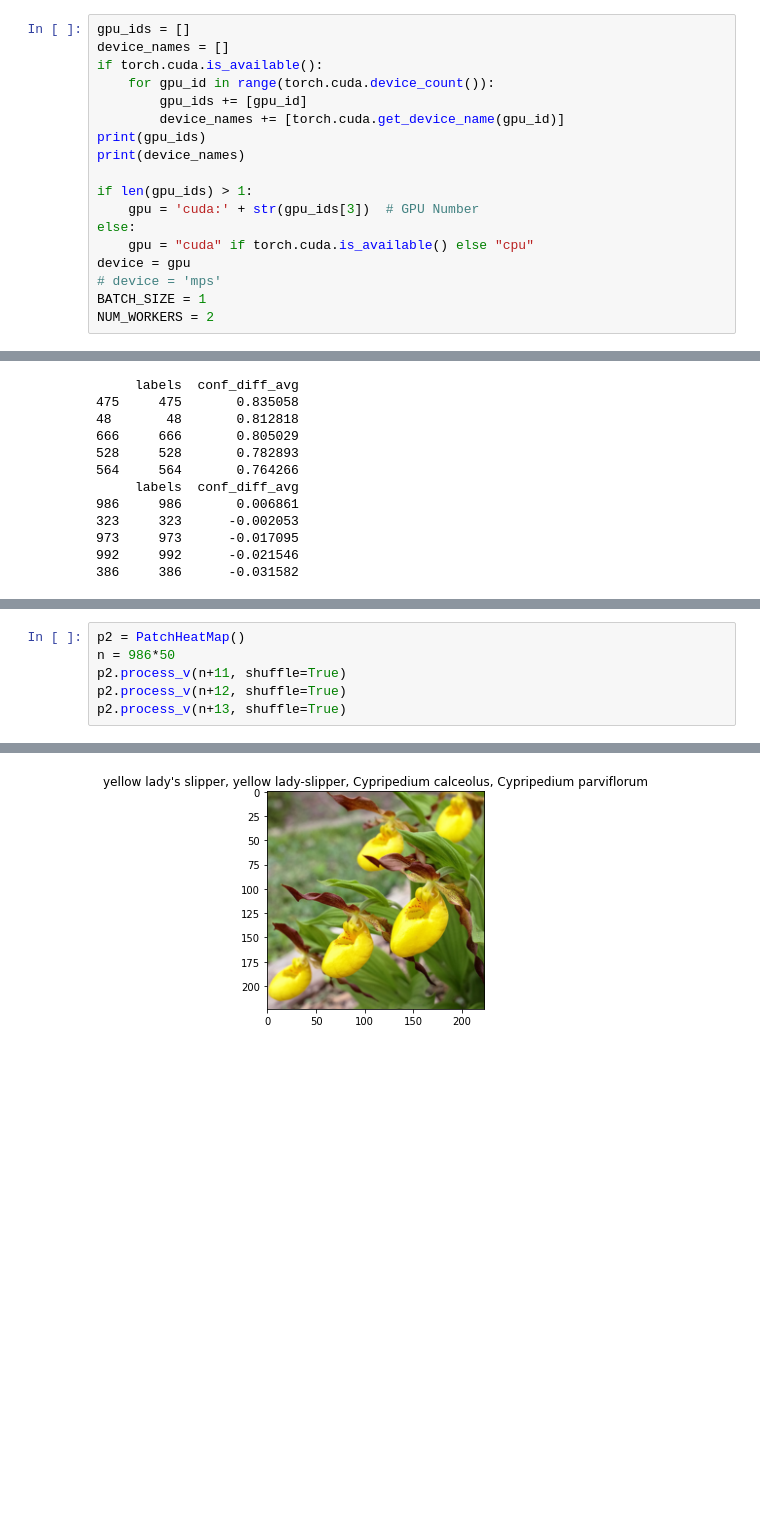
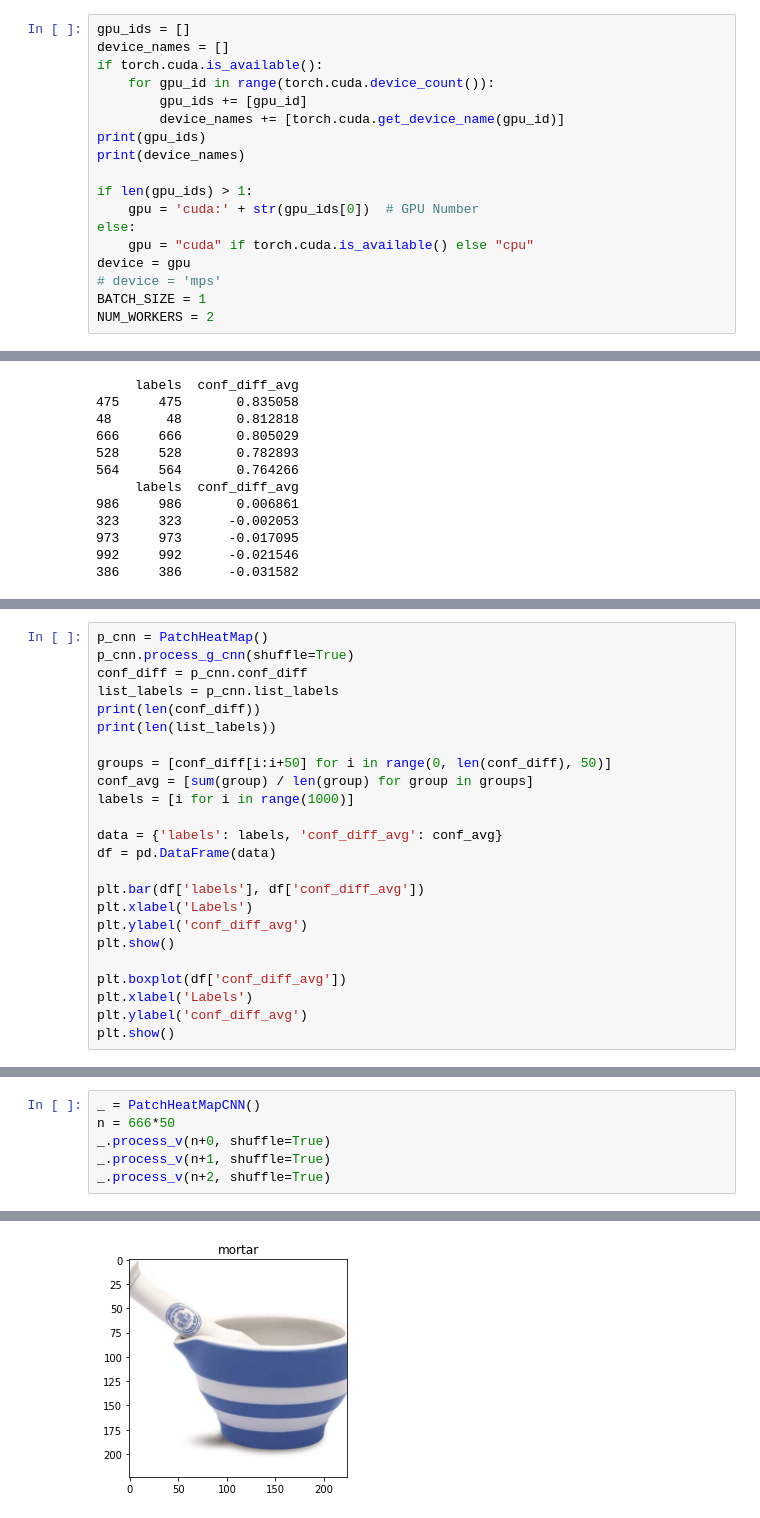
Before and after one commit to HiMyNameIsDavidKim/ML_Example, a Jupyter notebook: CV/patch_trans.ipynb, the cells around one changed output, grey strips where cells are left out. Drawn from its saved outputs; the diff is of its cells as text; blank space fills up the shorter version.

```diff
--- a/CV/patch_trans.ipynb
+++ b/CV/patch_trans.ipynb
@@ -32,7 +33,7 @@ print(gpu_ids)
 print(device_names)
 
 if len(gpu_ids) > 1:
-    gpu = 'cuda:' + str(gpu_ids[3])  # GPU Number
+    gpu = 'cuda:' + str(gpu_ids[0])  # GPU Number
 else:
     gpu = "cuda" if torch.cuda.is_available() else "cpu"
 device = gpu
@@ -306,0 +506,24 @@ print(df_sorted.tail(5))
+# %%
+p_cnn = PatchHeatMap()
+p_cnn.process_g_cnn(shuffle=True)
+conf_diff = p_cnn.conf_diff
+list_labels = p_cnn.list_labels
+print(len(conf_diff))
+print(len(list_labels))
+
+groups = [conf_diff[i:i+50] for i in range(0, len(conf_diff), 50)]
+conf_avg = [sum(group) / len(group) for group in groups]
+labels = [i for i in range(1000)]
+
+data = {'labels': labels, 'conf_diff_avg': conf_avg}
+df = pd.DataFrame(data)
+
+plt.bar(df['labels'], df['conf_diff_avg'])
+plt.xlabel('Labels')
+plt.ylabel('conf_diff_avg')
+plt.show()
+
+plt.boxplot(df['conf_diff_avg'])
+plt.xlabel('Labels')
+plt.ylabel('conf_diff_avg')
+plt.show()
@@ -307,7 +665,7 @@ print(df_sorted.tail(5))
 # %%
-p2 = PatchHeatMap()
-n = 986*50
-p2.process_v(n+11, shuffle=True)
-p2.process_v(n+12, shuffle=True)
-p2.process_v(n+13, shuffle=True)
+_ = PatchHeatMapCNN()
+n = 666*50
+_.process_v(n+0, shuffle=True)
+_.process_v(n+1, shuffle=True)
+_.process_v(n+2, shuffle=True)
 # %% [output]
@@ -317,3 +675,3 @@ Classes: 1000
 ****** Model Creating Completed. ******
-[figure, old version]
+[figure, new version]
 Clipping input data to the valid range for imshow with RGB data ([0..1] for floats or [0..255] for integers).
```
Also changed, not shown: parts of 13 cells of this notebook.
